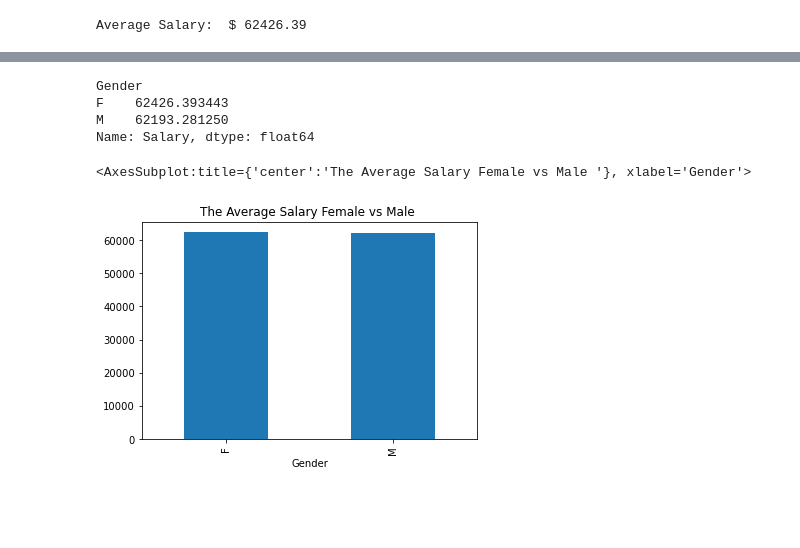
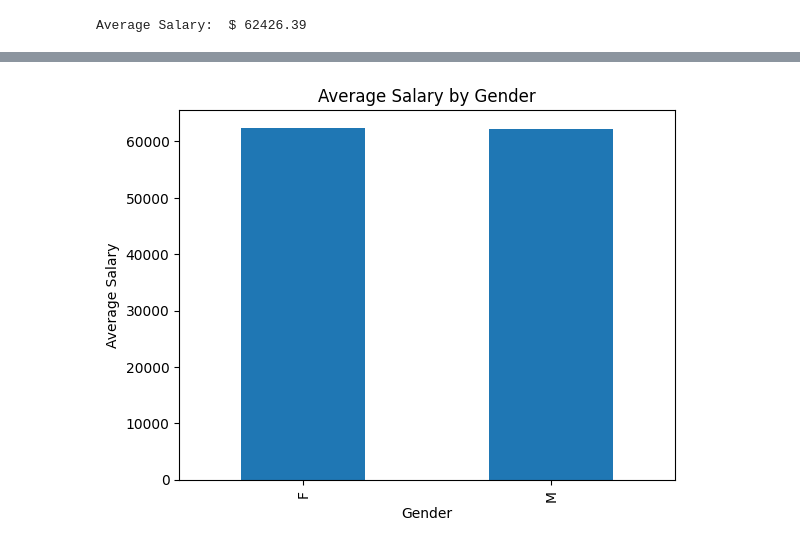
Before and after one commit to Yxtsu-unu/CI345---ML, a Jupyter notebook: HW1_GameSalary_Analysis_Soledad Rodriguez.ipynb, the cells around one changed output, grey strips where cells are left out. Saved outputs shown, nothing was run; the diff lists cells and outputs as text; code cells hidden in the pictures; blank space fills up the shorter version.

```diff
--- a/HW1_GameSalary_Analysis_Soledad Rodriguez.ipynb
+++ b/HW1_GameSalary_Analysis_Soledad Rodriguez.ipynb
@@ -270,15 +309,14 @@ Lead Programmer
 # %%
 # 15) Create a bar chart to compare average Salary by gender.
 # .groupby('')
 # .mean()
 # plot
+avg_salary_gender = df.groupby('Gender')['Salary'].mean()
+avg_salary_gender.plot(kind='bar', title='Average Salary by Gender')
+plt.ylabel('Average Salary')
+plt.show()
 # %% [output]
-Gender
-F    62426.393443
-M    62193.281250
-Name: Salary, dtype: float64
-<AxesSubplot:title={'center':'The Average Salary Female vs Male '}, xlabel='Gender'>
-[figure, old version]
+[figure, new version]
 # %%
 # 16)+17)
 # Create a bar chart to compare average Salary by Department.
```
Also changed, not shown: parts of 15 cells of this notebook.
